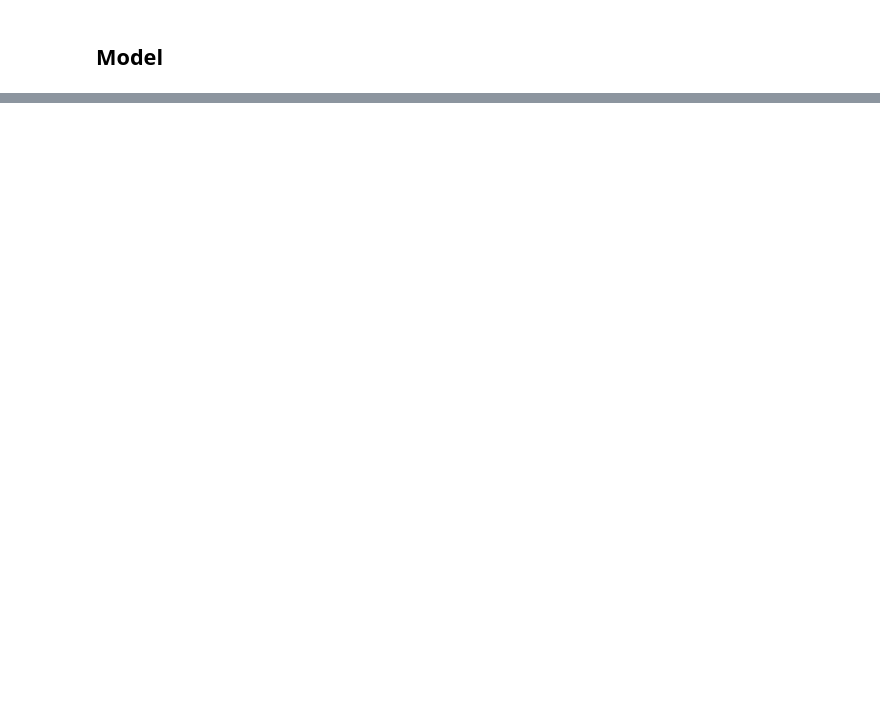
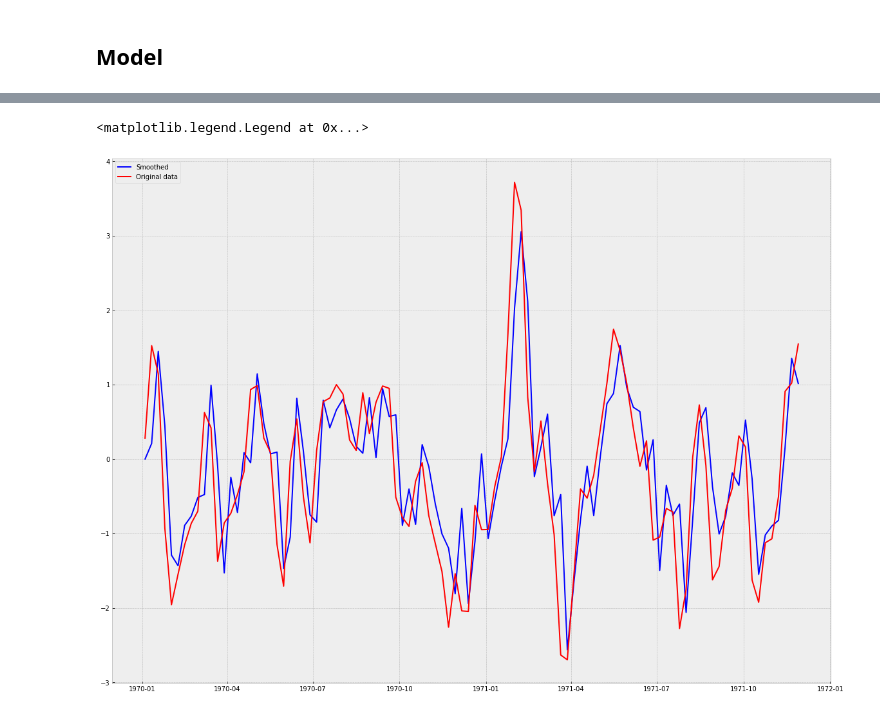
Before and after one commit to mlu68/PythonMonitor, a Jupyter notebook: ts_monitor.ipynb, the cells around one changed output, grey strips where cells are left out. Cells and saved outputs as stored; diff of their text form; code cells hidden in the pictures; blank space fills up the shorter version.

```diff
--- a/ts_monitor.ipynb
+++ b/ts_monitor.ipynb
@@ -126 +127,11 @@ sigma2         0.4998      0.079      6.352      0.000       0.346       0.654
 ==============================================================================
+# %%
+predicted = best_results.get_prediction(start=0, dynamic=False, full_results=True)
+# %%
+plt.figure(figsize=(20,15))
+plt.plot(predicted.predicted_mean, color = 'b', label = 'Smoothed')
+plt.plot(serie, color = 'r', label = 'Original data')
+plt.legend(loc='upper left')
+# %% [output]
+<matplotlib.legend.Legend at 0x...>
+[figure, added]
```
Also changed, not shown: parts of 13 cells of this notebook, 1 other file.
